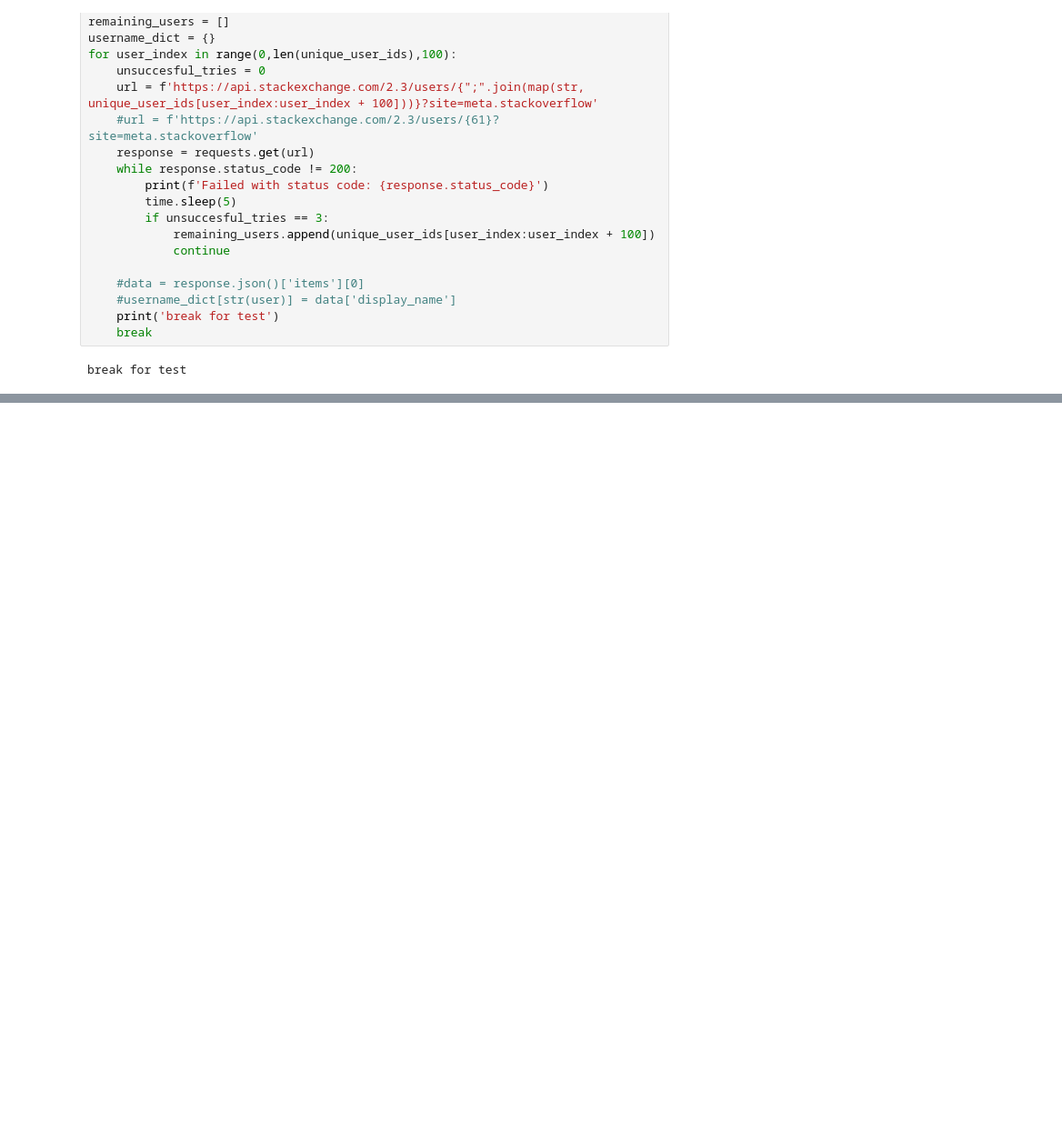
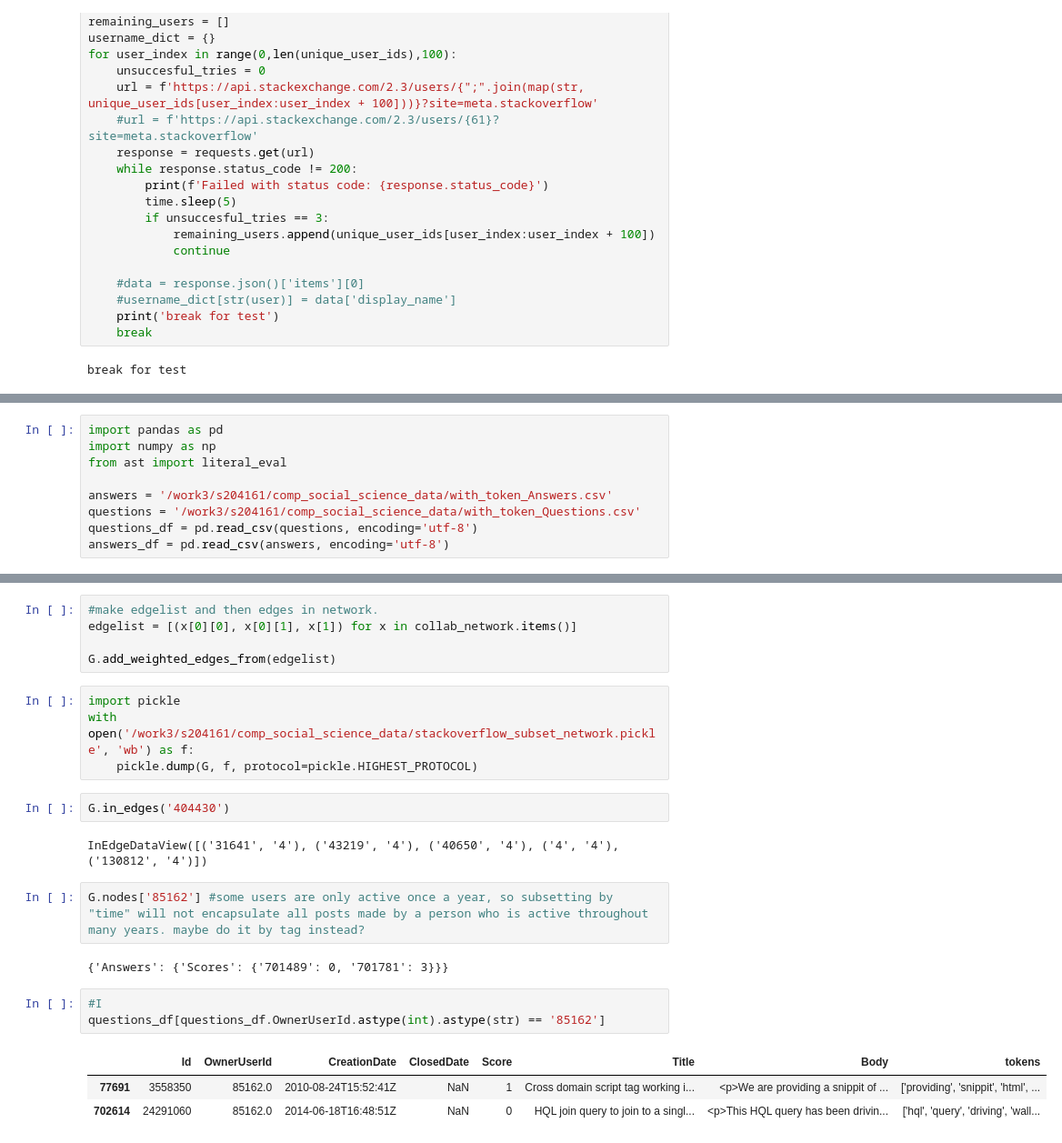
Before and after one commit to Student204161/computational-social-science-assignments, a Jupyter notebook: project.ipynb, the cells around one changed output, grey strips where cells are left out. Shown: that part at 91% size. Cells and saved outputs as stored; diff of their text form; blank space fills up the shorter version.

```diff
--- a/project.ipynb
+++ b/project.ipynb
@@ -298,0 +337,9 @@ set()
+# %%
+import pandas as pd
+import numpy as np
+from ast import literal_eval
+
+answers = '/work3/s204161/comp_social_science_data/with_token_Answers.csv'
+questions = '/work3/s204161/comp_social_science_data/with_token_Questions.csv'
+questions_df = pd.read_csv(questions, encoding='utf-8')
+answers_df = pd.read_csv(answers, encoding='utf-8')
@@ -298,0 +520,24 @@ set()
+# %%
+#make edgelist and then edges in network.
+edgelist = [(x[0][0], x[0][1], x[1]) for x in collab_network.items()]
+
+G.add_weighted_edges_from(edgelist)
+# %%
+import pickle
+with open('/work3/s204161/comp_social_science_data/stackoverflow_subset_network.pickle', 'wb') as f:
+    pickle.dump(G, f, protocol=pickle.HIGHEST_PROTOCOL)
+# %%
+G.in_edges('404430')
+# %% [output]
+InEdgeDataView([('31641', '4'), ('43219', '4'), ('40650', '4'), ('4', '4'), ('130812', '4')])
+# %%
+G.nodes['85162'] #some users are only active once a year, so subsetting by "time" will not encapsulate all posts made by a person who is active throughout many years. maybe do it by tag instead?
+# %% [output]
+{'Answers': {'Scores': {'701489': 0, '701781': 3}}}
+# %%
+#I
+questions_df[questions_df.OwnerUserId.astype(int).astype(str) == '85162']
+# %% [output]
+|  | Id | OwnerUserId | CreationDate | ClosedDate | Score | Title | Body | tokens |
+| 77691 | 3558350 | 85162.0 | 2010-08-24T15:52:41Z | NaN | 1 | Cross domain script tag working i... | <p>We are providing a snippit of ... | ['providing', 'snippit', 'html', ... |
+| 702614 | 24291060 | 85162.0 | 2014-06-18T16:48:51Z | NaN | 0 | HQL join query to join to a singl... | <p>This HQL query has been drivin... | ['hql', 'query', 'driving', 'wall... |
```
Also changed, not shown: parts of 34 cells of this notebook, 1 other file.
